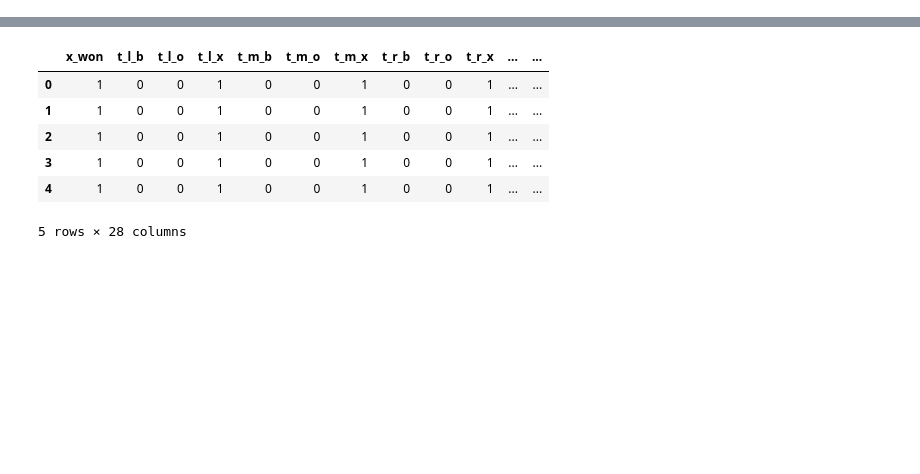
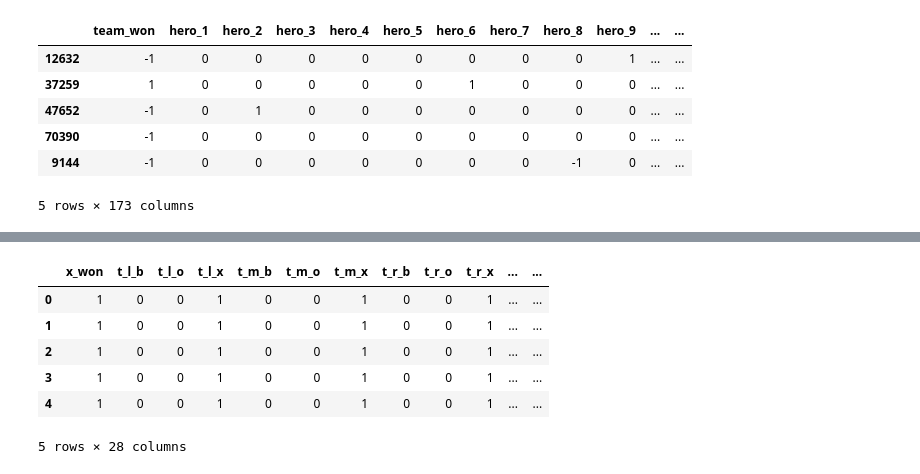
Before and after one commit to TamuzHod/supervised_Classification_Comparison, a Jupyter notebook: small_scale.ipynb, the cells around one changed output, grey strips where cells are left out. Saved outputs shown, nothing was run; the diff lists cells and outputs as text; code cells hidden in the pictures; blank space fills up the shorter version.

```diff
--- a/small_scale.ipynb
+++ b/small_scale.ipynb
@@ -21,6 +31,15 @@ cloud_data = cloud_data.sample(n=500, random_state=22)
 # %%
 uci_dota = pd.read_pickle("./data/uci_dota_sample.pkl")
 uci_dota = uci_dota.sample(n=500, random_state=22)
+uci_dota.head()
+# %% [output]
+|  | team_won | hero_1 | hero_2 | hero_3 | hero_4 | hero_5 | hero_6 | hero_7 | hero_8 | hero_9 | ... | ... |
+| 12632 | -1 | 0 | 0 | 0 | 0 | 0 | 0 | 0 | 0 | 1 | ... | ... |
+| 37259 | 1 | 0 | 0 | 0 | 0 | 0 | 1 | 0 | 0 | 0 | ... | ... |
+| 47652 | -1 | 0 | 1 | 0 | 0 | 0 | 0 | 0 | 0 | 0 | ... | ... |
+| 70390 | -1 | 0 | 0 | 0 | 0 | 0 | 0 | 0 | 0 | 0 | ... | ... |
+| 9144 | -1 | 0 | 0 | 0 | 0 | 0 | 0 | 0 | -1 | 0 | ... | ... |
+5 rows × 173 columns
 # %%
 my_dota = pd.read_pickle("./data/my_dota.pkl")
 my_dota = my_dota.sample(n=500, random_state=22)
```
Also changed, not shown: parts of 37 cells of this notebook.
